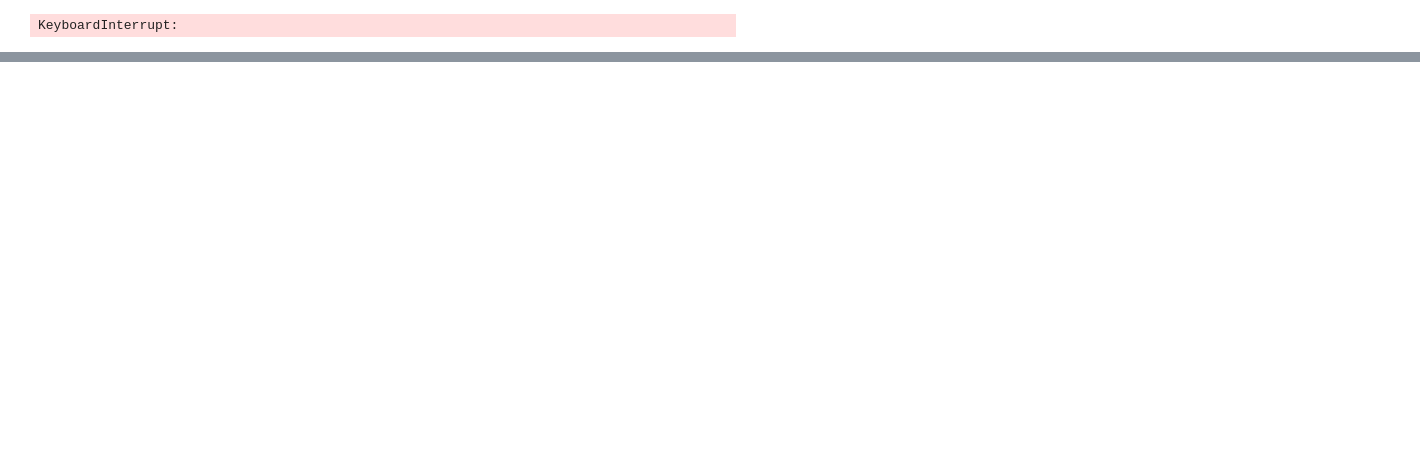
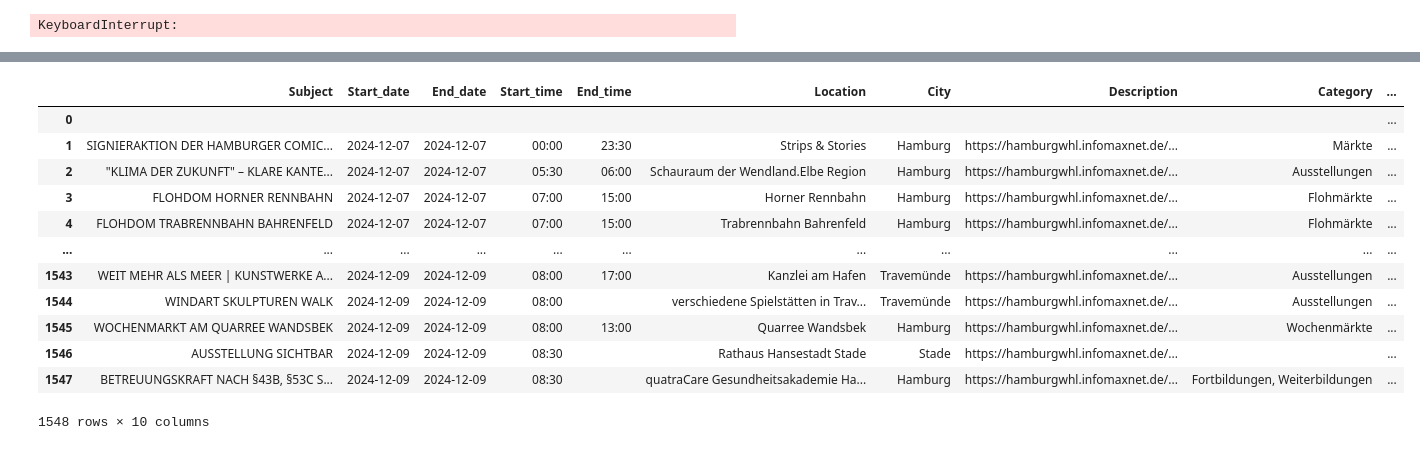
Before and after one commit to heansuh/Event-Calendar, a Jupyter notebook: scrapers/hamburg_de.ipynb, the cells around one changed output, grey strips where cells are left out. Drawn from its saved outputs; the diff is of its cells as text; code cells hidden in the pictures; blank space fills up the shorter version.

```diff
--- a/scrapers/hamburg_de.ipynb
+++ b/scrapers/hamburg_de.ipynb
@@ -78,7 +124,7 @@ except Exception as e:
 # %% [output]
 An error occurred: Message:
 # %%
-try:
+"""try:
     # Wait until the checkbox is present and clickable
     wait = WebDriverWait(driver, 10)
     checkbox = wait.until(EC.element_to_be_clickable((By.ID, 'search_dateWithout_1')))
@@ -88,5 +134,5 @@ try:
     print("Checkbox clicked successfully.")
 
 except (TimeoutException, NoSuchElementException, ElementClickInterceptedException) as e:
-    print(f"An error occurred: {e}")
+    print(f"An error occurred: {e}")"""
 # %% [output]
@@ -204,0 +365,3 @@ df
+# %%
+df_raw = scrape_hamburg_de(0)
+df_raw
@@ -204,0 +433,18 @@ df
+# %%
+df_prep = preprocess_sh_tourismus(df_raw)
+# %%
+df_prep
+# %% [output]
+|  | Subject | Start_date | End_date | Start_time | End_time | Location | City | Description | Category | ... |
+| 0 |  |  |  |  |  |  |  |  |  | ... |
+| 1 | SIGNIERAKTION DER HAMBURGER COMIC... | 2024-12-07 | 2024-12-07 | 00:00 | 23:30 | Strips & Stories | Hamburg | https://hamburgwhl.infomaxnet.de/... | Märkte | ... |
+| 2 | "KLIMA DER ZUKUNFT" – KLARE KANTE... | 2024-12-07 | 2024-12-07 | 05:30 | 06:00 | Schauraum der Wendland.Elbe Region | Hamburg | https://hamburgwhl.infomaxnet.de/... | Ausstellungen | ... |
+| 3 | FLOHDOM HORNER RENNBAHN | 2024-12-07 | 2024-12-07 | 07:00 | 15:00 | Horner Rennbahn | Hamburg | https://hamburgwhl.infomaxnet.de/... | Flohmärkte | ... |
+| 4 | FLOHDOM TRABRENNBAHN BAHRENFELD | 2024-12-07 | 2024-12-07 | 07:00 | 15:00 | Trabrennbahn Bahrenfeld | Hamburg | https://hamburgwhl.infomaxnet.de/... | Flohmärkte | ... |
+| ... | ... | ... | ... | ... | ... | ... | ... | ... | ... | ... |
+| 1543 | WEIT MEHR ALS MEER | KUNSTWERKE A... | 2024-12-09 | 2024-12-09 | 08:00 | 17:00 | Kanzlei am Hafen | Travemünde | https://hamburgwhl.infomaxnet.de/... | Ausstellungen | ... |
+| 1544 | WINDART SKULPTUREN WALK | 2024-12-09 | 2024-12-09 | 08:00 |  | verschiedene Spielstätten in Trav... | Travemünde | https://hamburgwhl.infomaxnet.de/... | Ausstellungen | ... |
+| 1545 | WOCHENMARKT AM QUARREE WANDSBEK | 2024-12-09 | 2024-12-09 | 08:00 | 13:00 | Quarree Wandsbek | Hamburg | https://hamburgwhl.infomaxnet.de/... | Wochenmärkte | ... |
+| 1546 | AUSSTELLUNG SICHTBAR | 2024-12-09 | 2024-12-09 | 08:30 |  | Rathaus Hansestadt Stade | Stade | https://hamburgwhl.infomaxnet.de/... |  | ... |
+| 1547 | BETREUUNGSKRAFT NACH §43B, §53C S... | 2024-12-09 | 2024-12-09 | 08:30 |  | quatraCare Gesundheitsakademie Ha... | Hamburg | https://hamburgwhl.infomaxnet.de/... | Fortbildungen, Weiterbildungen | ... |
+1548 rows × 10 columns
```
Also changed, not shown: parts of 10 cells of this notebook, 3 other files.
